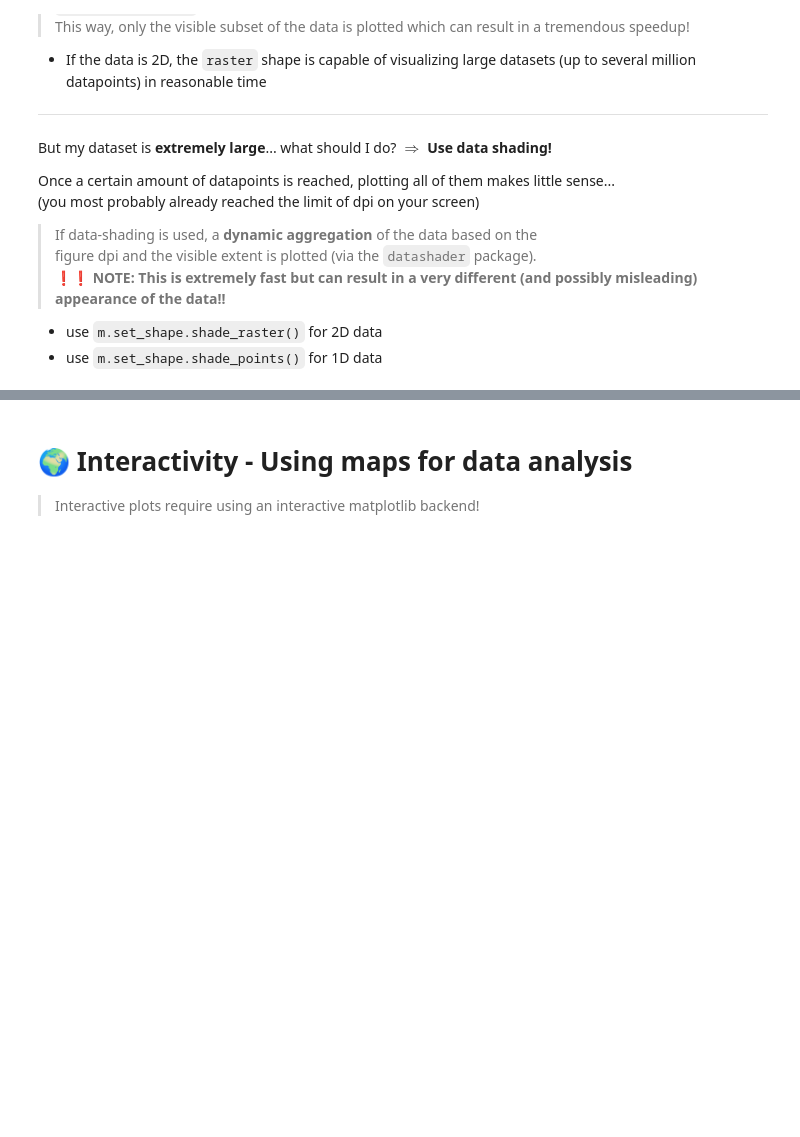
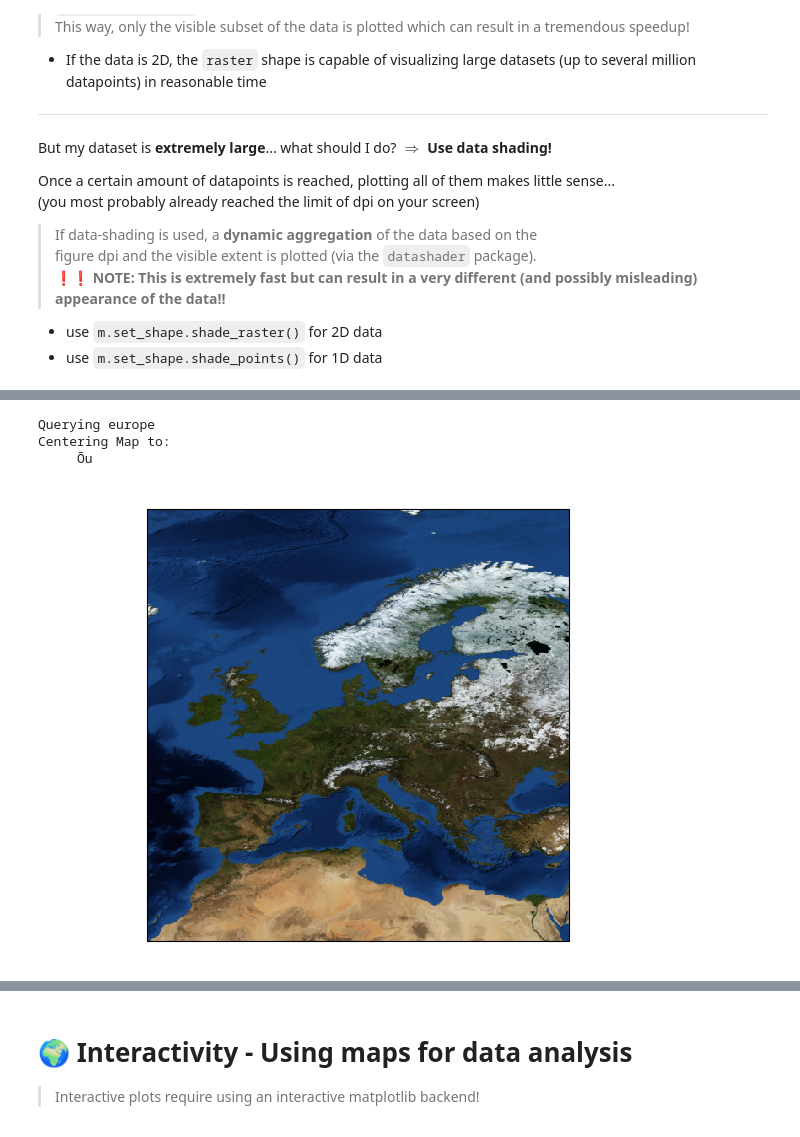
Before and after one commit to raphaelquast/EOmaps_GeoPython2023, a Jupyter notebook: EOmaps_workshop.ipynb, the cells around one changed output, grey strips where cells are left out. Saved outputs shown, nothing was run; the diff lists cells and outputs as text; code cells hidden in the pictures; blank space fills up the shorter version.

```diff
--- a/EOmaps_workshop.ipynb
+++ b/EOmaps_workshop.ipynb
@@ -356,2 +353,22 @@ Using 'raster' as plot shape
 Using 'shade_raster' as plot shape
 [figure]
+# %%
+p = r"data/BlueMarbleNG-TB_2004-12-01_rgb_3600x1800.TIFF"
+
+d0 = Maps.read_file.GeoTIFF(p, isel=dict(band=0))
+d1 = Maps.read_file.GeoTIFF(p, isel=dict(band=1))
+d2 = Maps.read_file.GeoTIFF(p, isel=dict(band=2))
+
+rgb = [i["data"]/255 for i in (d0, d1, d2)]
+
+m = Maps()
+m.set_extent_to_location("europe")
+m.set_data(**d0)
+m.set_shape.raster()
+m.plot_map(fc=rgb)
+m.snapshot()
+# %% [output]
+Querying europe
+Centering Map to:
+     Ōu
+[figure, added]
```
Also changed, not shown: parts of 3 cells of this notebook, 2 other files.
